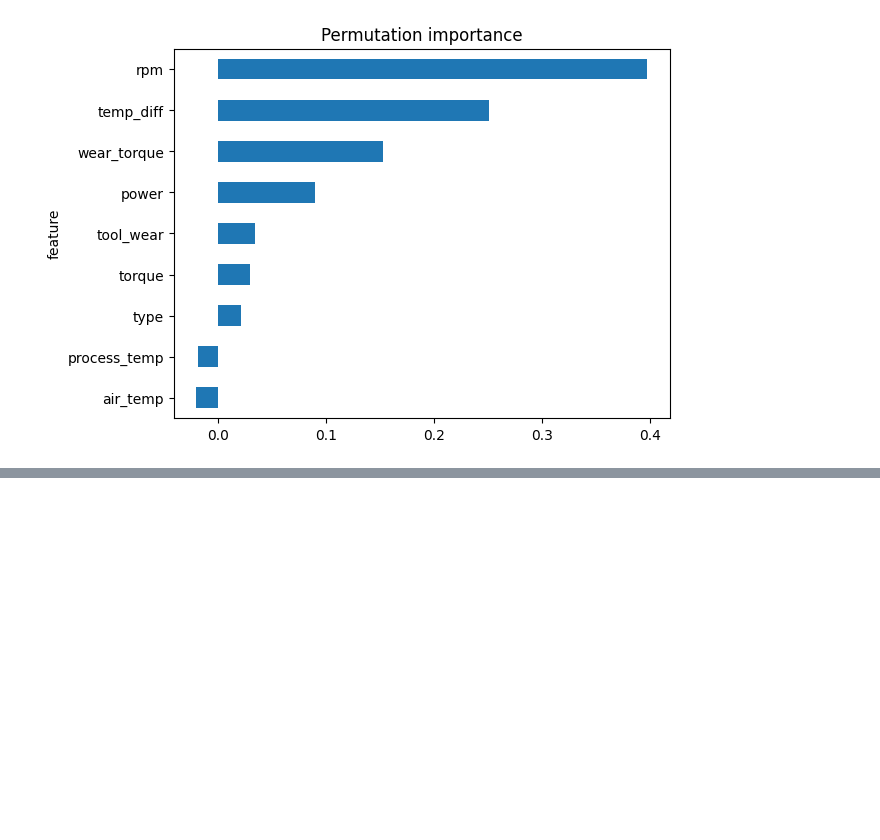
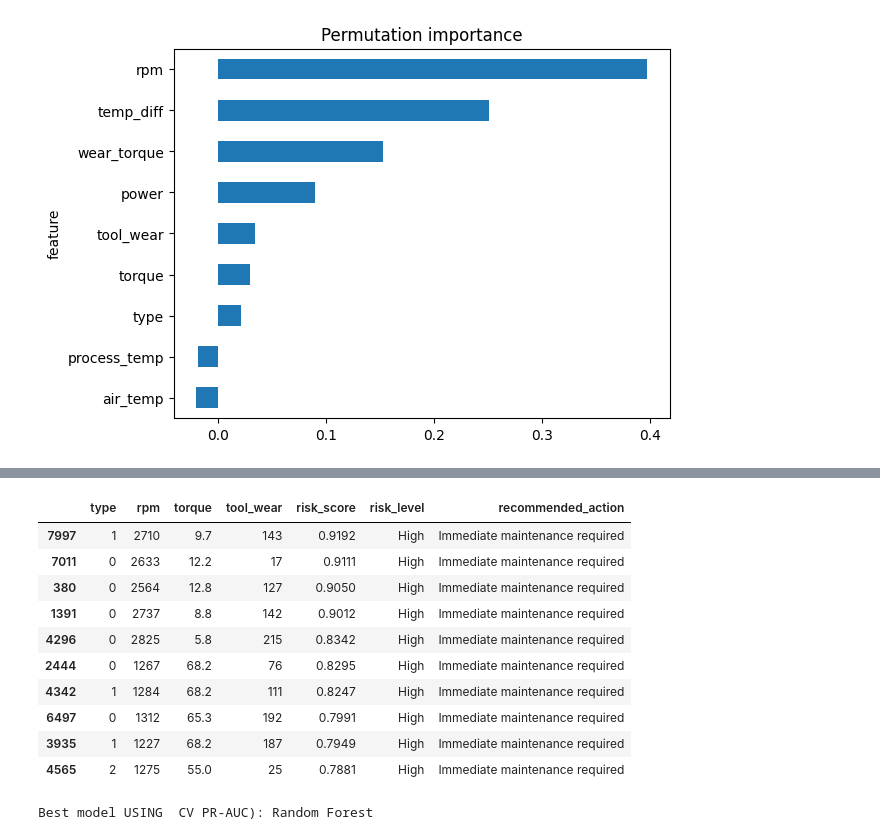
Before and after one commit to Ashwinvinod7/Statiscal_Anamoly_Detection_and_machine-_failure_prediction, a Jupyter notebook: ML_PROJECT_MFP/statiscal_anamoly_detection_and_machine_failure_prediction.ipynb, the cells around one changed output, grey strips where cells are left out. Cells and saved outputs as stored; diff of their text form; code cells hidden in the pictures; blank space fills up the shorter version.

Commit message:
MODEL DEPLOYMENT

```diff
--- a/ML_PROJECT_MFP/statiscal_anamoly_detection_and_machine_failure_prediction.ipynb
+++ b/ML_PROJECT_MFP/statiscal_anamoly_detection_and_machine_failure_prediction.ipynb
@@ -755,0 +798,5 @@ plt.show()
+# %%
+out["recommended_action"] = out["risk_level"].map({
+    "Low": "Normal - no immediate action",
+    "Medium": "Schedule inspection / monitor",
+    "High": "Immediate maintenance required"})
@@ -755,0 +818,18 @@ plt.show()
+# %%
+out.sort_values("risk_score", ascending=False)[["type", "rpm", "torque", "tool_wear", "risk_score", "risk_level", "recommended_action"]].head(10)
+# %% [output]
+|  | type | rpm | torque | tool_wear | risk_score | risk_level | recommended_action |
+| 7997 | 1 | 2710 | 9.7 | 143 | 0.9192 | High | Immediate maintenance required |
+| 7011 | 0 | 2633 | 12.2 | 17 | 0.9111 | High | Immediate maintenance required |
+| 380 | 0 | 2564 | 12.8 | 127 | 0.9050 | High | Immediate maintenance required |
+| 1391 | 0 | 2737 | 8.8 | 142 | 0.9012 | High | Immediate maintenance required |
+| 4296 | 0 | 2825 | 5.8 | 215 | 0.8342 | High | Immediate maintenance required |
+| 2444 | 0 | 1267 | 68.2 | 76 | 0.8295 | High | Immediate maintenance required |
+| 4342 | 1 | 1284 | 68.2 | 111 | 0.8247 | High | Immediate maintenance required |
+| 6497 | 0 | 1312 | 65.3 | 192 | 0.7991 | High | Immediate maintenance required |
+| 3935 | 1 | 1227 | 68.2 | 187 | 0.7949 | High | Immediate maintenance required |
+| 4565 | 2 | 1275 | 55.0 | 25 | 0.7881 | High | Immediate maintenance required |
+# %%
+print(f"Best model USING  CV PR-AUC): {best_name}")
+# %% [output]
+Best model USING  CV PR-AUC): Random Forest
```
Also changed, not shown: parts of 15 cells of this notebook, 12 other files.
